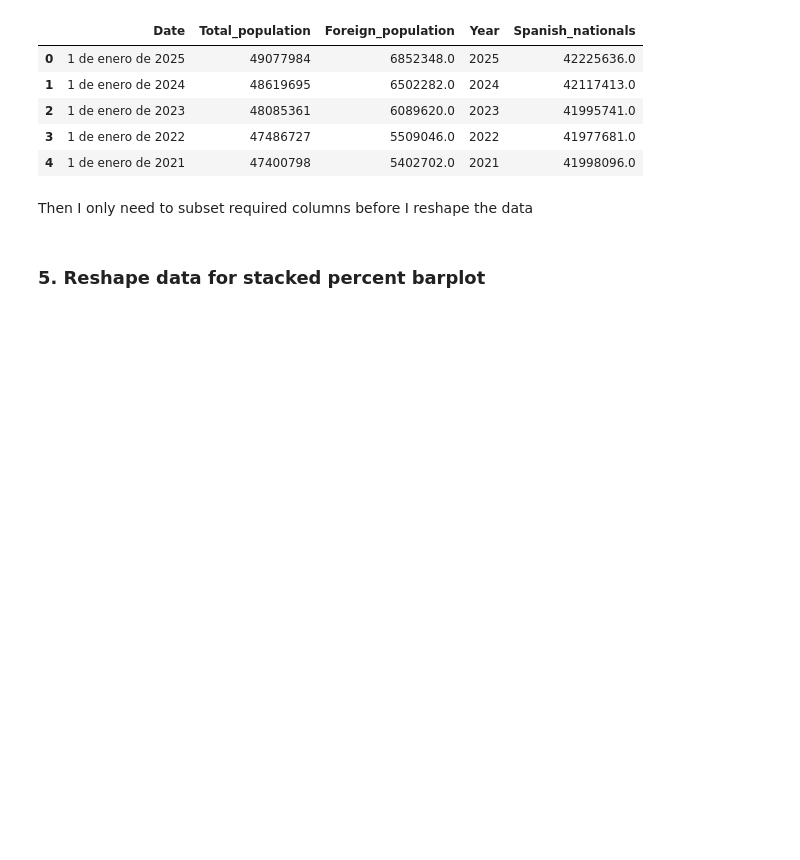
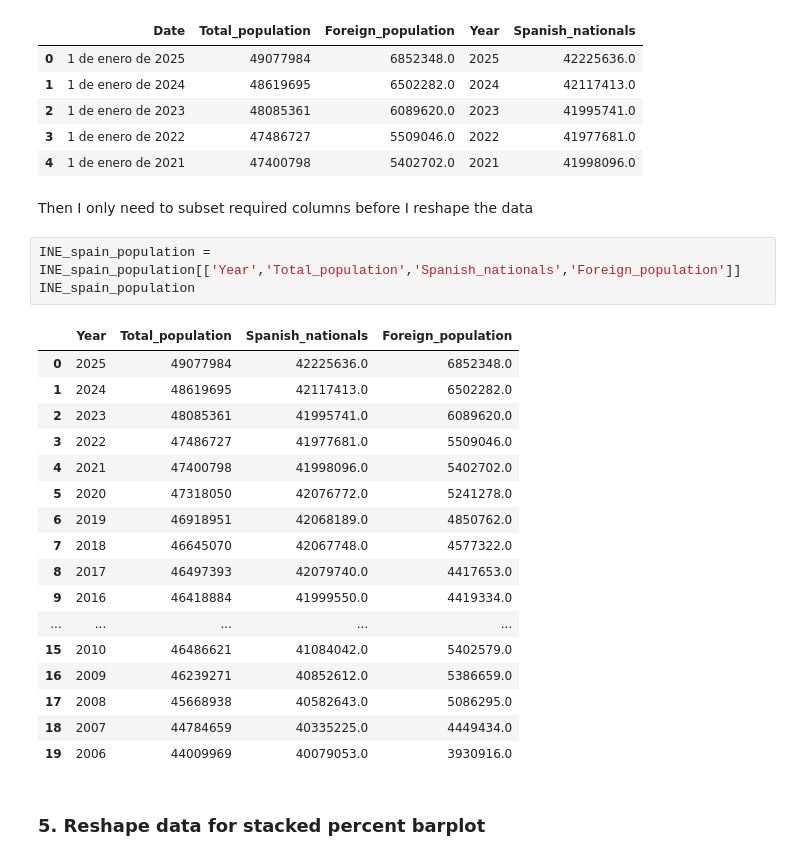
Before and after one commit to Pablo-source/ML-using-Python, a Jupyter notebook: Seaborn_gallery/02_percent_barplot_population_nationality.ipynb, the cells around one changed output. Drawn from its saved outputs; the diff is of its cells as text; blank space fills up the shorter version.

```diff
--- a/Seaborn_gallery/02_percent_barplot_population_nationality.ipynb
+++ b/Seaborn_gallery/02_percent_barplot_population_nationality.ipynb
@@ -192,6 +192,27 @@ INE_spain_population.head()
 | 4 | 1 de enero de 2021 | 47400798 | 5402702.0 | 2021 | 41998096.0 |
 # %% [markdown]
 Then I only need to subset required columns before I reshape the data
+# %%
+INE_spain_population = INE_spain_population[['Year','Total_population','Spanish_nationals','Foreign_population']]
+INE_spain_population
+# %% [output]
+|  | Year | Total_population | Spanish_nationals | Foreign_population |
+| 0 | 2025 | 49077984 | 42225636.0 | 6852348.0 |
+| 1 | 2024 | 48619695 | 42117413.0 | 6502282.0 |
+| 2 | 2023 | 48085361 | 41995741.0 | 6089620.0 |
+| 3 | 2022 | 47486727 | 41977681.0 | 5509046.0 |
+| 4 | 2021 | 47400798 | 41998096.0 | 5402702.0 |
+| 5 | 2020 | 47318050 | 42076772.0 | 5241278.0 |
+| 6 | 2019 | 46918951 | 42068189.0 | 4850762.0 |
+| 7 | 2018 | 46645070 | 42067748.0 | 4577322.0 |
+| 8 | 2017 | 46497393 | 42079740.0 | 4417653.0 |
+| 9 | 2016 | 46418884 | 41999550.0 | 4419334.0 |
+| ... | ... | ... | ... | ... |
+| 15 | 2010 | 46486621 | 41084042.0 | 5402579.0 |
+| 16 | 2009 | 46239271 | 40852612.0 | 5386659.0 |
+| 17 | 2008 | 45668938 | 40582643.0 | 5086295.0 |
+| 18 | 2007 | 44784659 | 40335225.0 | 4449434.0 |
+| 19 | 2006 | 44009969 | 40079053.0 | 3930916.0 |
 # %% [markdown]
 ### 5. Reshape data for stacked percent barplot
 # %% [markdown]
```
Also changed, not shown: parts of 2 cells of this notebook.
